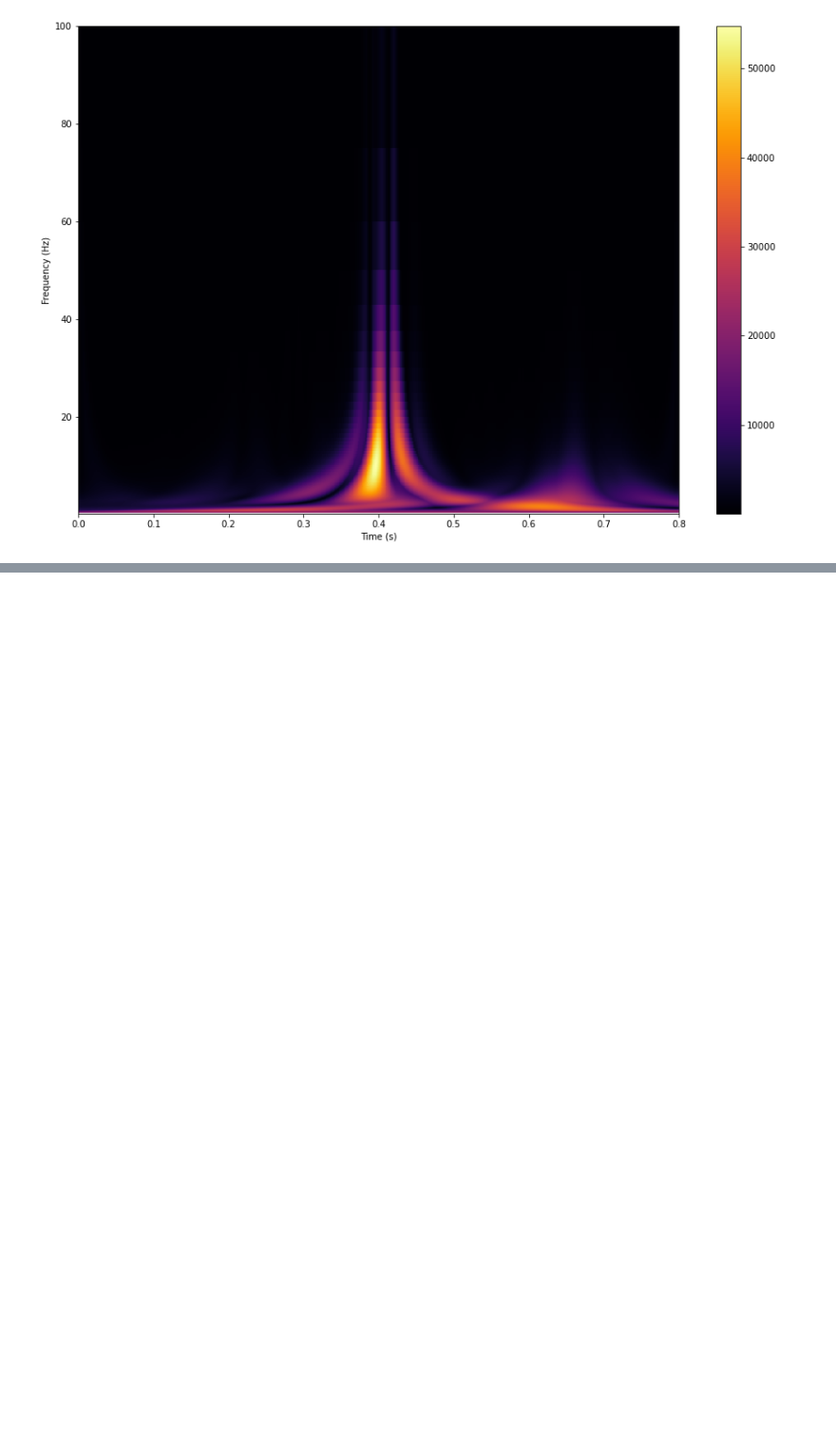
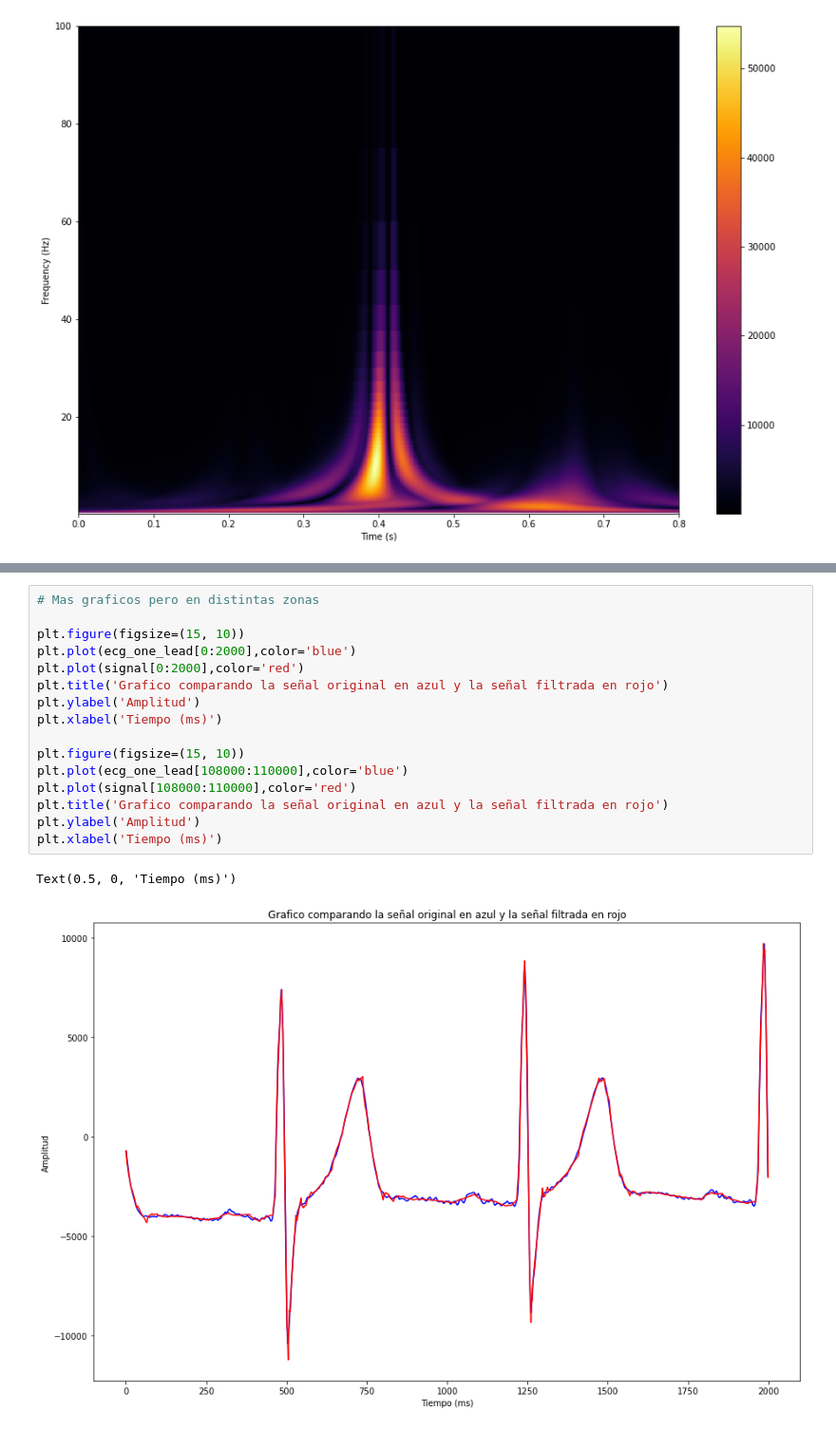
Before and after one commit to Sidorczuk/DSP, a Jupyter notebook: TP-Final.ipynb, the cells around one changed output, grey strips where cells are left out. Shown at 95% size. Drawn from its saved outputs; the diff is of its cells as text; blank space fills up the shorter version.

```diff
--- a/TP-Final.ipynb
+++ b/TP-Final.ipynb
@@ -106,0 +144,19 @@ plt.colorbar()
+# %%
+# Mas graficos pero en distintas zonas
+
+plt.figure(figsize=(15, 10))
+plt.plot(ecg_one_lead[0:2000],color='blue')
+plt.plot(signal[0:2000],color='red')
+plt.title('Grafico comparando la señal original en azul y la señal filtrada en rojo')
+plt.ylabel('Amplitud')
+plt.xlabel('Tiempo (ms)')
+
+plt.figure(figsize=(15, 10))
+plt.plot(ecg_one_lead[108000:110000],color='blue')
+plt.plot(signal[108000:110000],color='red')
+plt.title('Grafico comparando la señal original en azul y la señal filtrada en rojo')
+plt.ylabel('Amplitud')
+plt.xlabel('Tiempo (ms)')
+# %% [output]
+Text(0.5, 0, 'Tiempo (ms)')
+[figure, added]
```
Also changed, not shown: parts of 4 cells of this notebook.
